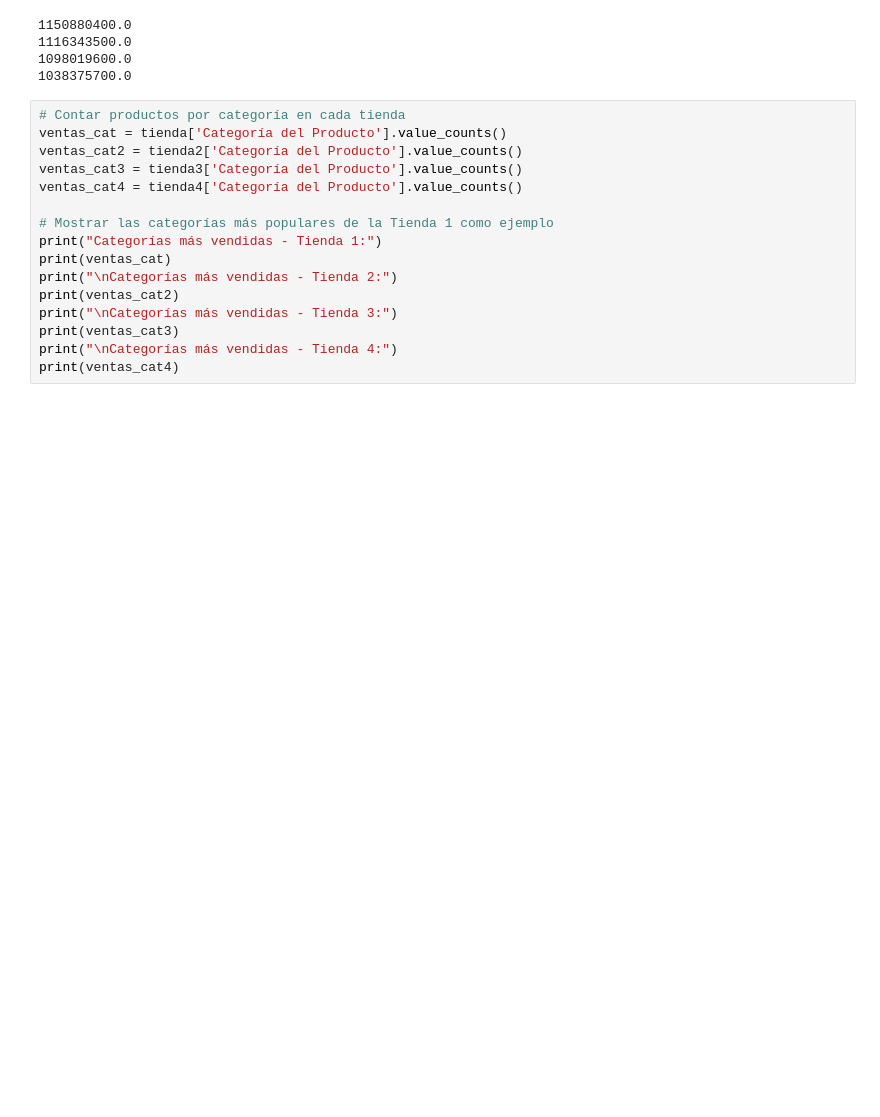
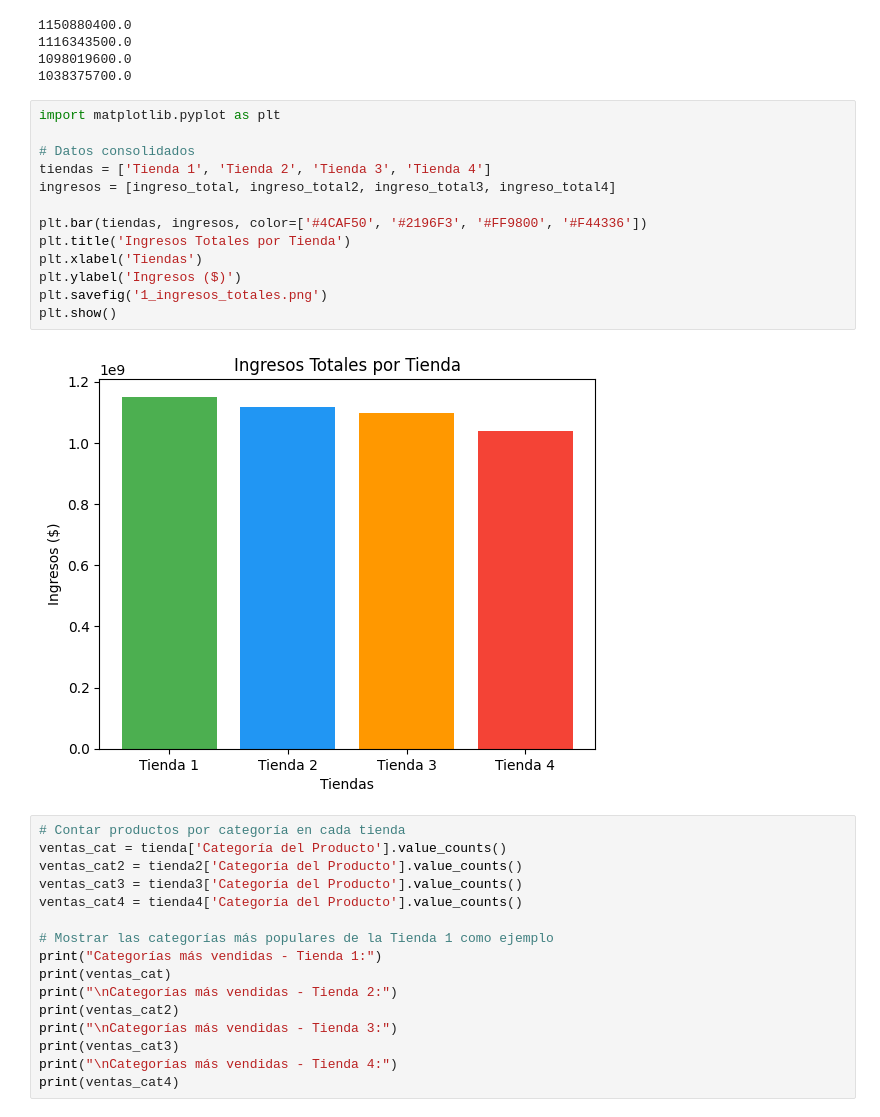
Before and after one commit to fabrizzio2901/Practicando-Python, a Jupyter notebook: challenge.ipynb, the cells around one changed output. Drawn from its saved outputs; the diff is of its cells as text; blank space fills up the shorter version.

```diff
--- a/challenge.ipynb
+++ b/challenge.ipynb
@@ -36,6 +36,21 @@ print(ingreso_total4)
 1116343500.0
 1098019600.0
 1038375700.0
+# %%
+import matplotlib.pyplot as plt
+
+# Datos consolidados
+tiendas = ['Tienda 1', 'Tienda 2', 'Tienda 3', 'Tienda 4']
+ingresos = [ingreso_total, ingreso_total2, ingreso_total3, ingreso_total4]
+
+plt.bar(tiendas, ingresos, color=['#4CAF50', '#2196F3', '#FF9800', '#F44336'])
+plt.title('Ingresos Totales por Tienda')
+plt.xlabel('Tiendas')
+plt.ylabel('Ingresos ($)')
+plt.savefig('1_ingresos_totales.png')
+plt.show()
+# %% [output]
+[figure, added]
 # %%
 # Contar productos por categoría en cada tienda
 ventas_cat = tienda['Categoría del Producto'].value_counts()
```
Also changed, not shown: parts of 3 cells of this notebook.
